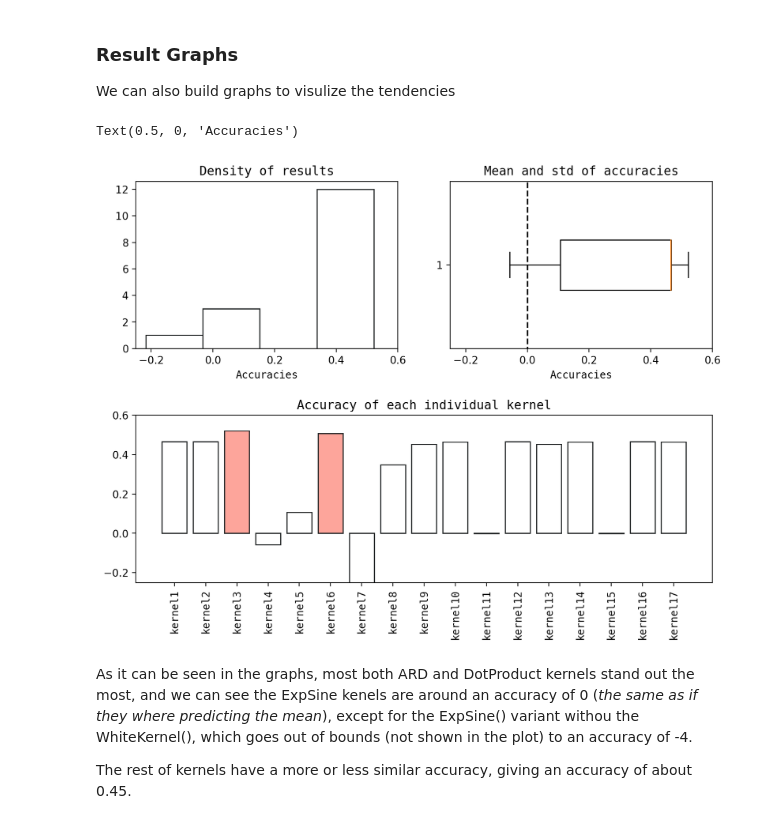
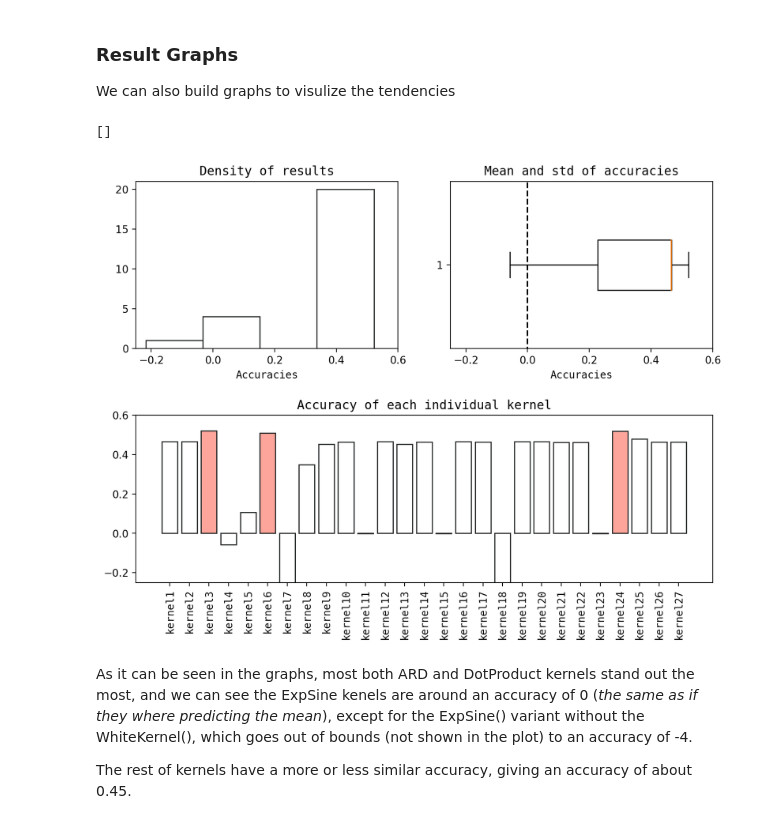
Before and after one commit to Yoquec/MLII-GaussianProcesses, a Jupyter notebook: lab_GP_2022_students.ipynb, the cells around one changed output. Saved outputs shown, nothing was run; the diff lists cells and outputs as text; code cells hidden in the pictures.

```diff
--- a/lab_GP_2022_students.ipynb
+++ b/lab_GP_2022_students.ipynb
@@ -766,6 +766,16 @@ kernel14 = ConstantKernel() * DotProduct() + WhiteKernel() + ConstantKernel()
 kernel15 = ConstantKernel() * ExpSineSquared() + WhiteKernel() + ConstantKernel()
 kernel16 = ConstantKernel() * RationalQuadratic() + WhiteKernel() + ConstantKernel()
 kernel17 = ConstantKernel() * DotProduct() + WhiteKernel()
+kernel18 = 1.0 * RBF(length_scale=np.ones(10)*1.5) * DotProduct() + WhiteKernel()
+kernel19 = 1.0 * RationalQuadratic() + WhiteKernel() + 1.0 * Matern()
+kernel20 = 1.0 * RationalQuadratic() * Matern() + WhiteKernel()
+kernel21 = 1.0 * DotProduct() + WhiteKernel() + 1.0 * RationalQuadratic()
+kernel22 = 1.0 * DotProduct() * RationalQuadratic() + WhiteKernel()
+kernel23 = 1.0 * RBF(length_scale=np.ones(10)*1.5) + WhiteKernel() + 1.0 * ExpSineSquared()
+kernel24 = 1.0 * RBF(length_scale=np.ones(10)*1.5) * ExpSineSquared() + WhiteKernel()
+kernel25 = 1.0 * RBF(length_scale=np.ones(10)*1.5) * ExpSineSquared() + 1.0 * DotProduct() + WhiteKernel()
+kernel26 = 1.0 * RBF(length_scale=np.ones(10)*1.5) * ExpSineSquared() * Matern() + 1.0 * DotProduct() + WhiteKernel()
+kernel27 = 1.0 * RBF(length_scale=np.ones(10)*1.5) * ExpSineSquared() + 1.0 * DotProduct() + 1.0 * Matern() + WhiteKernel()
 
 
 # Make a list with all the kernels
@@ -786,7 +796,17 @@ kernel_list = [
     kernel14,
     kernel15,
     kernel16,
-    kernel17
+    kernel17,
+    kernel18,
+    kernel19,
+    kernel20,
+    kernel21,
+    kernel22,
+    kernel23,
+    kernel24,
+    kernel25,
+    kernel26,
+    kernel27
 ]
 
 # Create arrays to store results
@@ -856,37 +887,42 @@ fig, axs = plt.subplot_mosaic([
     ["hist", "box"],
     ["bar", "bar"]
 ], figsize=(10,7))
 
 n_kernels = len(kernel_list)
 kernel_varnames = [f"kernel{i+1}" for i in range(n_kernels)]
 
 #Set horizontal space space between plots
 fig.subplots_adjust(hspace=.4)
 
+# Paint in red wich are above .50
+which_larger50pc = np.where(kernel_results > 0.5)[0]
+
 #Barplot
-barplot_colors = ["#ffffff" if i not in (2, 5) else "#fda59b" for i in range(n_kernels)]
+barplot_colors = ["#ffffff" if i not in which_larger50pc else "#fda59b" for i in range(n_kernels)]
 axs["bar"].bar(kernel_varnames, kernel_results, color = barplot_colors, edgecolor="#1d2021")
 axs["bar"].set_ylim((-0.25, 0.6))
 axs["bar"].set_xticklabels(kernel_varnames, rotation=90, fontfamily="monospace")
 axs["bar"].set_title("Accuracy of each individual kernel", fontfamily="monospace")
 
 #Boxplot
 axs["box"].boxplot(kernel_results, vert=0)
 axs["box"].set_xlim(-0.25, 0.6)
 axs["box"].vlines(x = 0, ymin=0, ymax=2, color="black", linestyle = "--")
 axs["box"].set_ylim(0.75, 1.25)
 axs["box"].set_title("Mean and std of accuracies", fontfamily="monospace")
 axs["box"].set_xlabel("Accuracies", fontfamily="monospace")
 
 # Histogram
 axs["hist"].hist(kernel_results, bins=25, color="#ffffff", edgecolor="#1d2021")
 axs["hist"].set_xlim(-0.25, 0.6)
 axs["hist"].set_title("Density of results", fontfamily="monospace")
 axs["hist"].set_xlabel("Accuracies", fontfamily="monospace")
+
+plt.plot()
 # %% [output]
-Text(0.5, 0, 'Accuracies')
+[]
-[figure, old version]
+[figure, new version]
 # %% [markdown]
-As it can be seen in the graphs, most both ARD and DotProduct kernels stand out the most, and we can see the ExpSine kenels are around an accuracy of 0 (*the same as if they where predicting the mean*), except for the ExpSine() variant withou the WhiteKernel(), which goes out of bounds (not shown in the plot) to an accuracy of -4.
+As it can be seen in the graphs, most both ARD and DotProduct kernels stand out the most, and we can see the ExpSine kenels are around an accuracy of 0 (*the same as if they where predicting the mean*), except for the ExpSine() variant without the WhiteKernel(), which goes out of bounds (not shown in the plot) to an accuracy of -4.
 
 The rest of kernels have a more or less similar accuracy, giving an accuracy of about 0.45.
```
Also changed, not shown: parts of 19 cells of this notebook.
